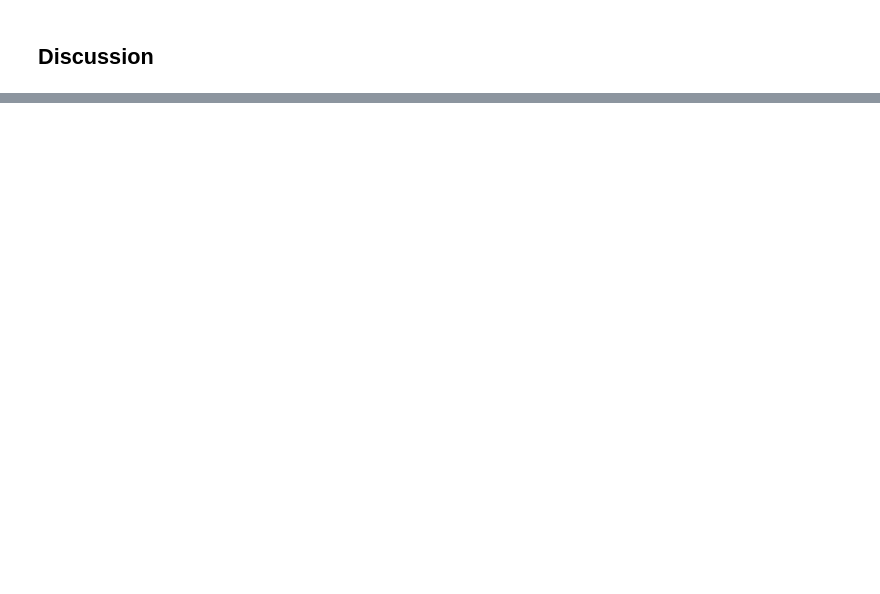
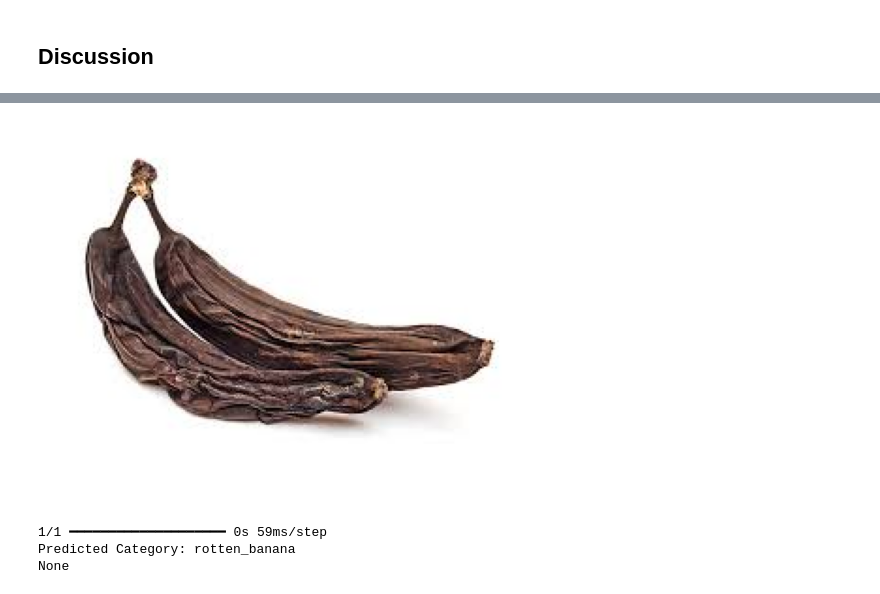
Before and after one commit to lamyse1/deep-learning-, a Jupyter notebook: week4/Graded_Notebook4_4_Lamyse.ipynb, the cells around one changed output, grey strips where cells are left out. Cells and saved outputs as stored; diff of their text form; code cells hidden in the pictures; blank space fills up the shorter version.

```diff
--- a/week4/Graded_Notebook4_4_Lamyse.ipynb
+++ b/week4/Graded_Notebook4_4_Lamyse.ipynb
@@ -170,5 +145,5 @@ model.fit(train_it,
           validation_data=valid_it,
           steps_per_epoch=train_it.samples // train_it.batch_size,
           validation_steps=valid_it.samples // valid_it.batch_size,
-          epochs=20)
+          epochs=15)
 # %% [output]
@@ -180,8 +175,10 @@ ValueError: Arguments `target` and `output` must have the same shape. Received:
 If you have reached 92% validation accuracy already, this next step is optional. If not, we suggest fine tuning the model with a very low learning rate.
 # %%
 # Unfreeze the base model
-base_model.trainable = FIXME
+base_model.trainable = True
 
 # Compile the model with a low learning rate
-model.compile(optimizer=keras.optimizers.RMSprop(learning_rate = FIXME), loss = FIXME , metrics = FIXME)
+model.compile(optimizer=keras.optimizers.RMSprop(learning_rate=0.00001),
+              loss=keras.losses.CategoricalCrossentropy(from_logits=False),
+              metrics=[keras.metrics.CategoricalAccuracy()])
 # %%
@@ -198,0 +222,42 @@ Hopefully, you now have a model that has a validation accuracy of 92% or higher.
+# %%
+import matplotlib.pyplot as plt
+import numpy as np
+from tensorflow.keras.preprocessing import image as img_processor
+from tensorflow.keras.applications.imagenet_utils import preprocess_input
+
+# Function to display the image
+def show_picture(img_path):
+    img = plt.imread(img_path)
+    plt.imshow(img)
+    plt.axis("off")
+    plt.show()
+
+# Function to process image & make prediction
+def predict_fruit(img_path):
+    show_picture(img_path)
+
+    # Load & preprocess the image
+    img = img_processor.load_img(img_path, target_size=(224, 224))
+    img_array = img_processor.img_to_array(img)
+    img_array = np.expand_dims(img_array, axis=0)
+    img_array = preprocess_input(img_array)
+
+    # Model Prediction
+    prediction = model.predict(img_array)
+
+    # Define class labels
+    fruit_classes = ["fresh_apples", "fresh_banana", "fresh_oranges",
+                     "rotten_apples", "rotten_banana", "rotten_oranges"]
+
+    predicted_index = np.argmax(prediction)
+    predicted_label = fruit_classes[predicted_index]
+
+    print("Predicted Category:", predicted_label)
+# %%
+result = predict_fruit("/content/rotten_banana_predict.jpg")
+print(result)
+# %% [output]
+[figure, added]
+1/1 ━━━━━━━━━━━━━━━━━━━━ 0s 59ms/step
+Predicted Category: rotten_banana
+None
```
Also changed, not shown: parts of 18 cells of this notebook.
